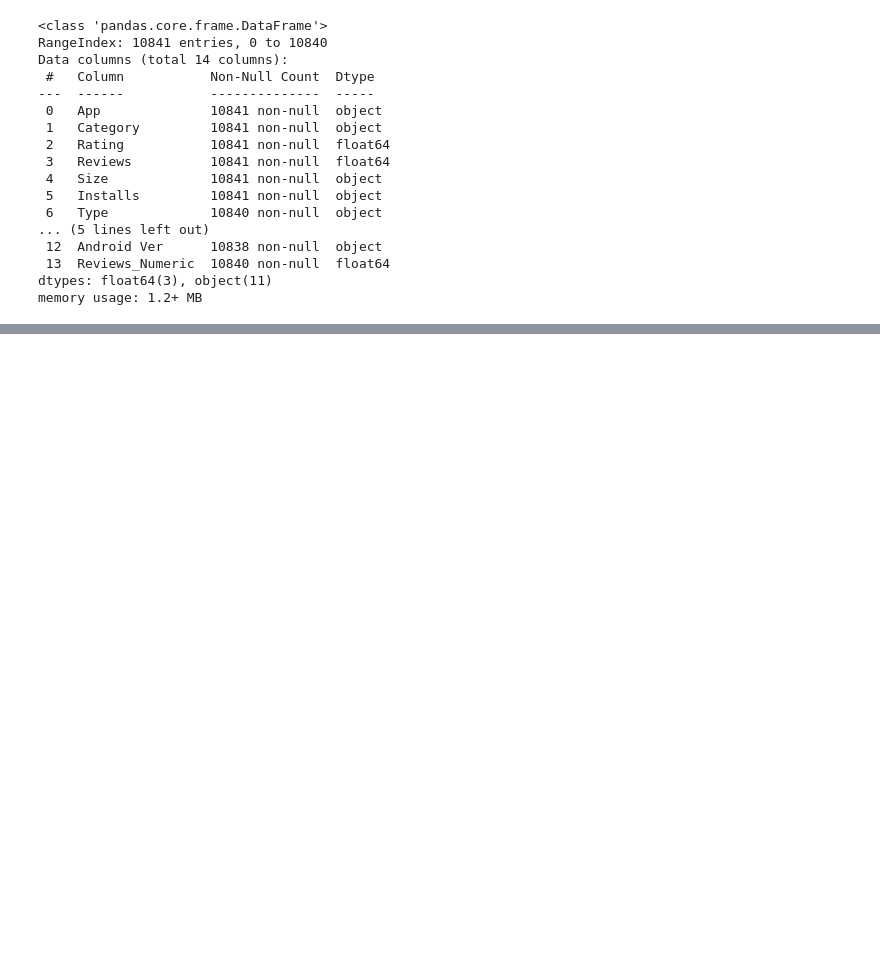
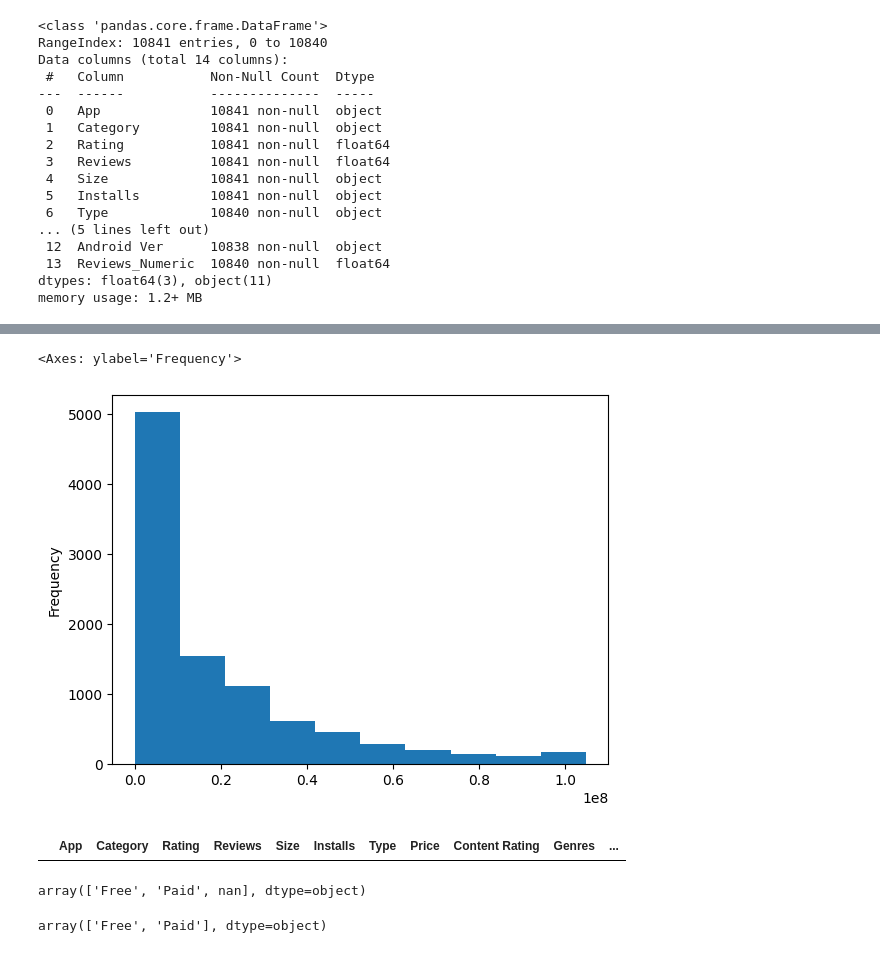
Before and after one commit to AgentXCross/PythonDS-ML, a Jupyter notebook: Projects/Notebooks/google.ipynb, the cells around one changed output, grey strips where cells are left out. Cells and saved outputs as stored; diff of their text form; code cells hidden in the pictures; blank space fills up the shorter version.

Commit message:
Finished cleaning dataset

```diff
--- a/Projects/Notebooks/google.ipynb
+++ b/Projects/Notebooks/google.ipynb
@@ -191,0 +341,2 @@ df.loc[df.duplicated(subset = 'App')].sort_values(by = 'App').head(10)
+# %%
+df.loc[df['Size'] == 'Varies with device', 'Size'] = 0
@@ -191,0 +393,6 @@ df.loc[df.duplicated(subset = 'App')].sort_values(by = 'App').head(10)
+# %%
+df.loc[df['Size'].str.contains('k', case = False, na = False), 'Size'] = (pd.to_numeric
+    (df.loc[df['Size']
+        .str.contains('k', case = False, na = False), 'Size']
+        .str.replace('k', ''))
+        * 1024).astype(str)
@@ -191,0 +415,6 @@ df.loc[df.duplicated(subset = 'App')].sort_values(by = 'App').head(10)
+# %%
+df.loc[df['Size'].str.contains('M', case = False, na = False), 'Size'] = (pd.to_numeric
+    (df.loc[df['Size']
+        .str.contains('M', case = False, na = False), 'Size']
+        .str.replace('M', ''))
+        * (1024 * 1024)).astype(str)
@@ -191,0 +435,2 @@ df.loc[df.duplicated(subset = 'App')].sort_values(by = 'App').head(10)
+# %%
+df['Size'] = pd.to_numeric(df['Size'])
@@ -191,0 +439,5 @@ df.loc[df.duplicated(subset = 'App')].sort_values(by = 'App').head(10)
+# %%
+df['Size'].plot(kind = 'hist')
+# %% [output]
+<Axes: ylabel='Frequency'>
+[figure, added]
@@ -191,0 +446,9 @@ df.loc[df.duplicated(subset = 'App')].sort_values(by = 'App').head(10)
+# %%
+#Clean and convert the Price column to numeric
+df.loc[df['Price'] == 'Free']
+# %% [output]
+|  | App | Category | Rating | Reviews | Size | Installs | Type | Price | Content Rating | Genres | ... |
+# %%
+df['Type'].unique()
+# %% [output]
+array(['Free', 'Paid', nan], dtype=object)
@@ -191,0 +457,4 @@ df.loc[df.duplicated(subset = 'App')].sort_values(by = 'App').head(10)
+# %%
+df['Type'].unique()
+# %% [output]
+array(['Free', 'Paid'], dtype=object)
```
Also changed, not shown: parts of 42 cells of this notebook.
